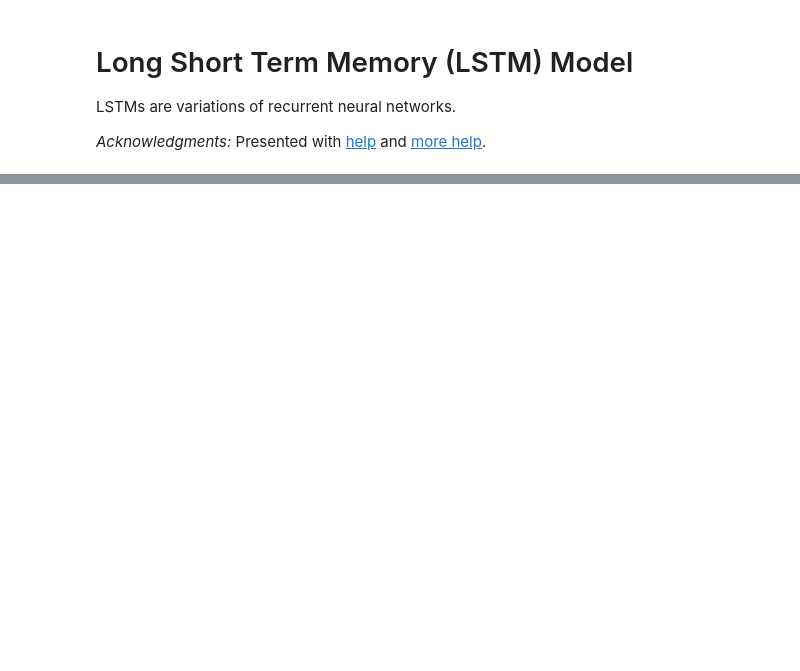
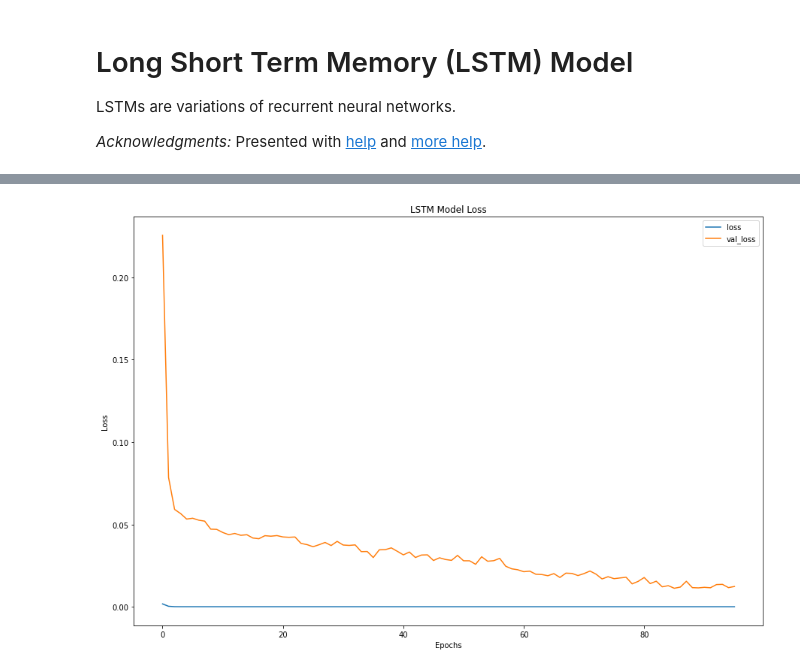
Before and after one commit to Diean233/171Group11, a Jupyter notebook: LSTM.ipynb, the cells around one changed output, grey strips where cells are left out. Drawn from its saved outputs; the diff is of its cells as text; code cells hidden in the pictures; blank space fills up the shorter version.

```diff
--- a/LSTM.ipynb
+++ b/LSTM.ipynb
@@ -78,0 +78,12 @@ Epoch 00071: early stopping
+# %%
+## Analyze Model Loss
+plt.figure(figsize = (15, 10))
+plt.plot(history.history['loss'])
+plt.plot(history.history['val_loss'])
+plt.title('LSTM Model Loss')
+plt.ylabel('Loss')
+plt.xlabel("Epochs")
+plt.legend(['loss', 'val_loss'], loc='upper right')
+plt.show()
+# %% [output]
+[figure, added]
```
Also changed, not shown: parts of 4 cells of this notebook.
